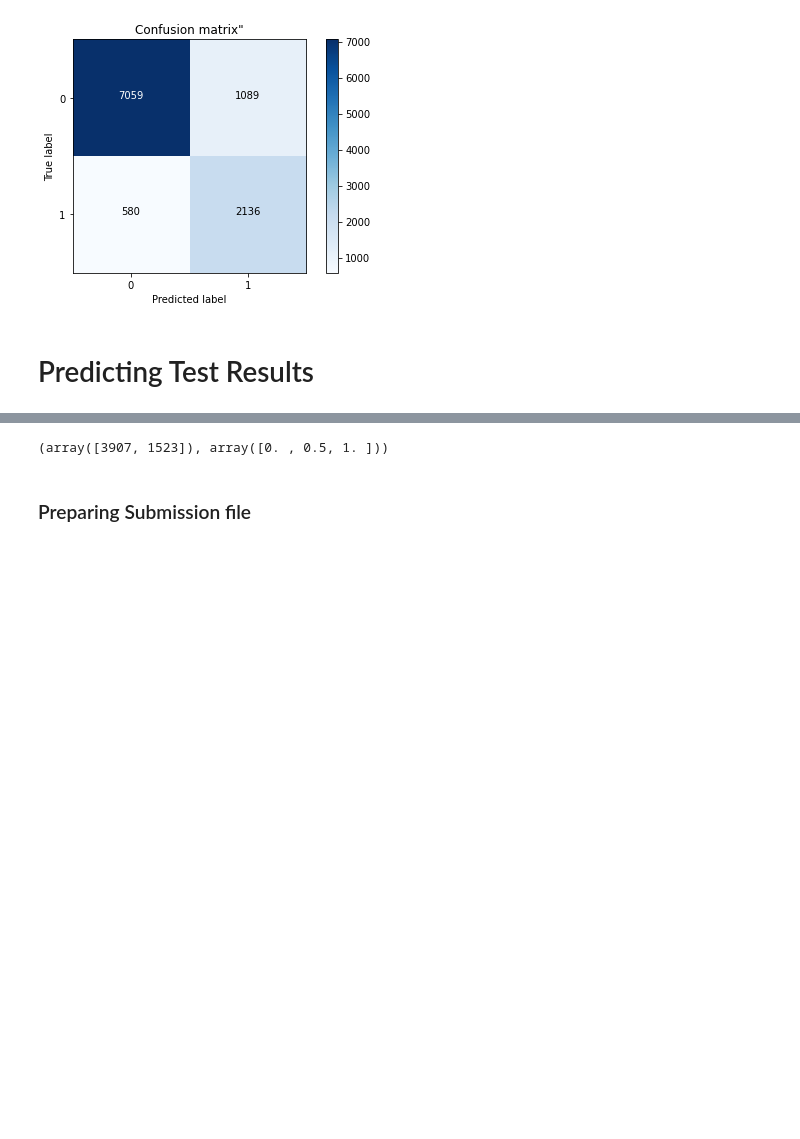
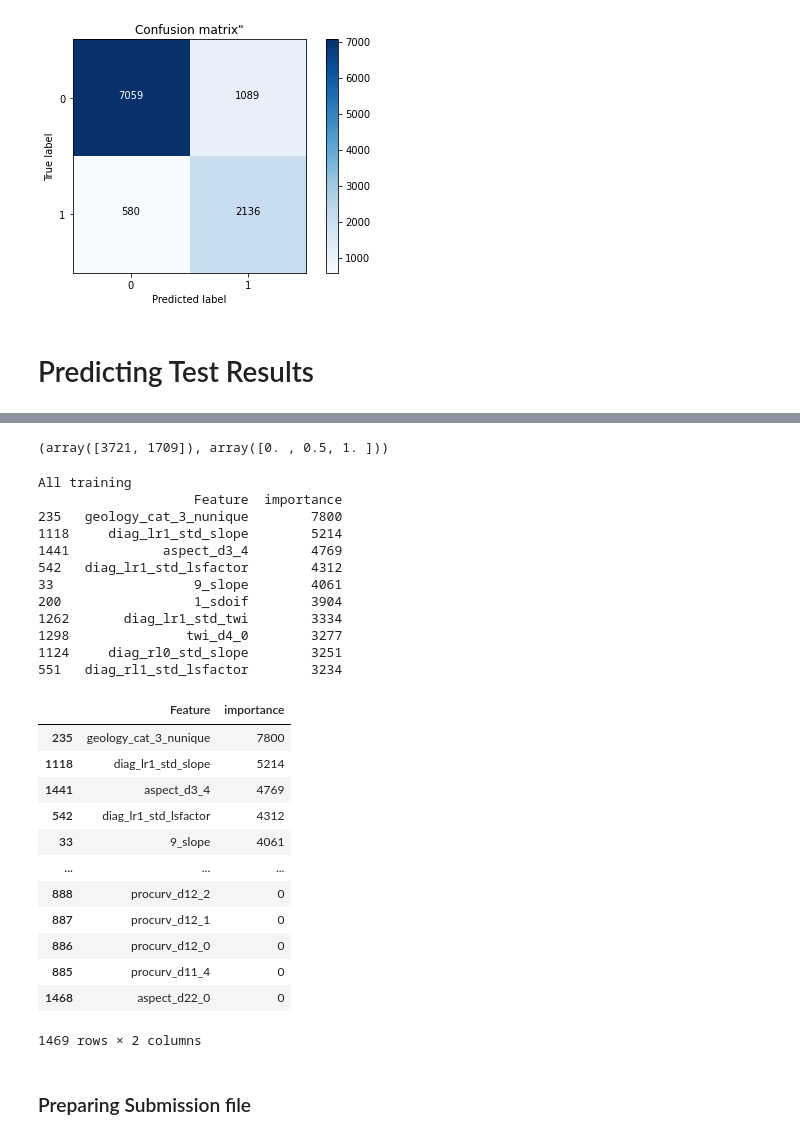
Before and after one commit to denizstij/Landslide-Prevention-and-Innovation-Challenge, a Jupyter notebook: Zindi_Landslide_Prevention_and_Innovation_Challenge.ipynb, the cells around one changed output, grey strips where cells are left out. Saved outputs shown, nothing was run; the diff lists cells and outputs as text; code cells hidden in the pictures; blank space fills up the shorter version.

```diff
--- a/Zindi_Landslide_Prevention_and_Innovation_Challenge.ipynb
+++ b/Zindi_Landslide_Prevention_and_Innovation_Challenge.ipynb
@@ -62,7 +60,7 @@ Drive already mounted at /content/drive; to attempt to forcibly remount, call dr
 # read data from https://zindi.africa/competitions/landslide-prevention-and-innovation-challenge/data
 # please locate data according to your current setup
 path = '/content/drive/MyDrive/ColabNotebooks/Zindi_LPI/'
-
+path="../input/start-hack-22/"
 train = pd.read_csv(path+'Train.csv', index_col=0)
 test = pd.read_csv(path+'Test.csv')
 sample_submission = pd.read_csv(path+'SampleSubmission.csv')
@@ -473,6 +471,7 @@ max_ths: 0.2682682682682683
 # %% [markdown]
 # Predicting Test Results
 # %%
-all_test_prediction, all_test_prob, model_all_training=train_with_all_data_and_then_predict_test(df_train,y_train,df_test,num_iter=30000, seed=my_seed, f1_threshold=0.09)
+all_test_prediction, all_test_prob, model_all_training=train_with_all_data_and_then_predict_test(df_train,y_train,df_test,num_iter=30000,
+                                                                                                 seed=my_seed, f1_threshold=0.09)
 # %% [output]
 Testing num_iter: 30000...
@@ -479,7 +489,35 @@ Testing num_iter: 30000...
 # %%
 np.histogram(all_test_prediction, bins=2)
 # %% [output]
-(array([3907, 1523]), array([0. , 0.5, 1. ]))
+(array([3721, 1709]), array([0. , 0.5, 1. ]))
+# %%
+analyse_model(model_all_training, "All training")
+# %% [output]
+All training
+                    Feature  importance
+235   geology_cat_3_nunique        7800
+1118     diag_lr1_std_slope        5214
+1441            aspect_d3_4        4769
+542   diag_lr1_std_lsfactor        4312
+33                  9_slope        4061
+200                 1_sdoif        3904
+1262       diag_lr1_std_twi        3334
+1298               twi_d4_0        3277
+1124     diag_rl0_std_slope        3251
+551   diag_rl1_std_lsfactor        3234
+|  | Feature | importance |
+| 235 | geology_cat_3_nunique | 7800 |
+| 1118 | diag_lr1_std_slope | 5214 |
+| 1441 | aspect_d3_4 | 4769 |
+| 542 | diag_lr1_std_lsfactor | 4312 |
+| 33 | 9_slope | 4061 |
+| ... | ... | ... |
+| 888 | procurv_d12_2 | 0 |
+| 887 | procurv_d12_1 | 0 |
+| 886 | procurv_d12_0 | 0 |
+| 885 | procurv_d11_4 | 0 |
+| 1468 | aspect_d22_0 | 0 |
+1469 rows × 2 columns
 # %% [markdown]
 ### Preparing Submission file
 # %%
```
Also changed, not shown: parts of 5 cells of this notebook.
